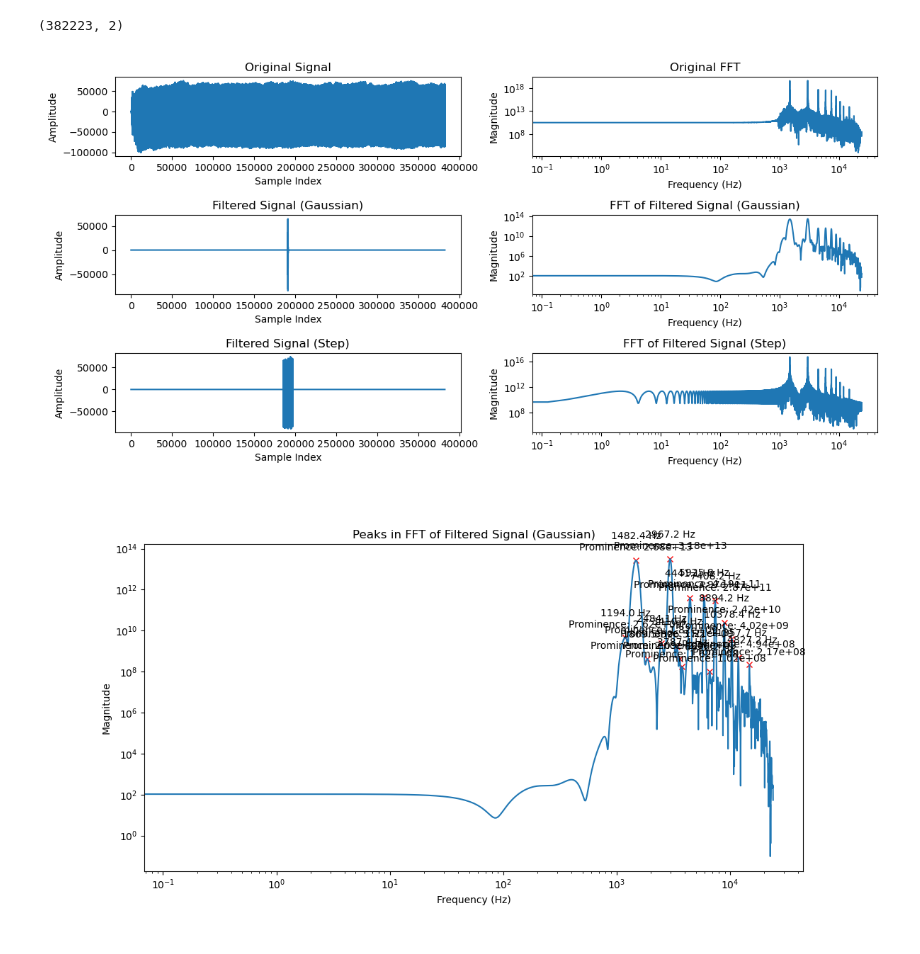
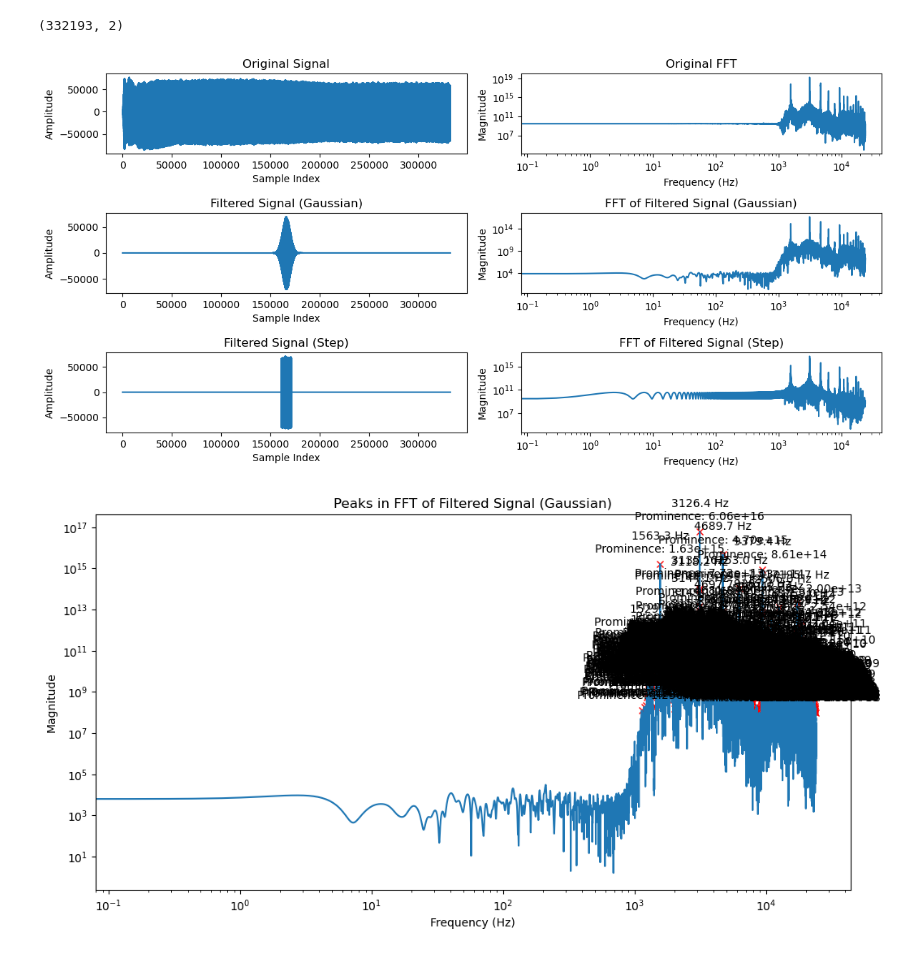
Before and after one commit to Lvetto/lmd_organo, a Jupyter notebook: Organ.ipynb, the cells around one changed output. Drawn from its saved outputs; the diff is of its cells as text; code cells hidden in the pictures.

```diff
--- a/Organ.ipynb
+++ b/Organ.ipynb
@@ -10,25 +10,25 @@ plt.close('all')
 # %%
-note_data = readwav('Data_organ/note_2.wav')
+note_data = readwav('Data_organ/note_1.wav')
 rate, data = note_data
 print(data.shape)
 channel1 = data[:,0]
 channel2 = data[:,1]
 # %% [output]
-(382223, 2)
+(332193, 2)
+# %%
+data = channel1
+
+N = len(data)
+n = np.arange(N)
+
+window_size_gauss_fine = 8000
+window_size_gauss_coarse = round(N*0.6)
+window_size_step = round(N*0.03)
+
+gaussian_window_fine = np.exp(-0.5 * ((n - N/2) / (window_size_gauss_fine/2))**2)
+step_window = np.zeros(N)
+step_window[N // 2 - window_size_step // 2:N // 2 + window_size_step//2] = 1
 # %%
-data = channel1
-
-N = len(data)
-n = np.arange(N)
-
-window_size_gauss_fine = 200#round(N*0.03)
-window_size_gauss_coarse = round(N*0.6)
-window_size_step = round(N*0.03)
-
-gaussian_window_fine = np.exp(-0.5 * ((n - N/2) / (window_size_gauss_fine/2))**2)
-step_window = np.zeros(N)
-step_window[N // 2 - window_size_step // 2:N // 2 + window_size_step//2] = 1
-
 filtered_data_gauss = gaussian_window_fine * data
 filtered_data_step = step_window * data
 
@@ -64,34 +64,34 @@ plt.plot(n, filtered_data_gauss, label='Filtered Signal (Gaussian)')
 plt.title('Filtered Signal (Gaussian)')
 plt.xlabel('Sample Index')
 plt.ylabel('Amplitude')
 
 plt.subplot(3,2,4)
 plt.plot(frequencies_filtered_gauss, np.abs(fft_filtered_data_gauss)**2, label='FFT of Filtered Signal (Gaussian)')
 plt.xscale('log')
 plt.yscale('log')
 plt.title('FFT of Filtered Signal (Gaussian)')
 plt.xlabel('Frequency (Hz)')
 plt.ylabel('Magnitude')
 
 plt.subplot(3,2,5)
 plt.plot(n, filtered_data_step, label='Filtered Signal (Step)')
 plt.title('Filtered Signal (Step)')
 plt.xlabel('Sample Index')
 plt.ylabel('Amplitude')
 
 plt.subplot(3,2,6)
 plt.plot(frequencies_filtered_step, np.abs(fft_filtered_data_step)**2, label='FFT of Filtered Signal (Step)')
 plt.xscale('log')
 plt.yscale('log')
 plt.title('FFT of Filtered Signal (Step)')
 plt.xlabel('Frequency (Hz)')
 plt.ylabel('Magnitude')
 
 
 plt.tight_layout()
 plt.show()
 # %% [output]
-[figure, old version]
+[figure, new version]
 # %%
 plt.figure(figsize=(12, 6))
 
@@ -115,7 +115,7 @@ plt.xlabel('Frequency (Hz)')
 plt.ylabel('Magnitude')
 plt.show()
 # %% [output]
-[figure, old version]
+[figure, new version]
 # %%
 peaks_frequencies = frequencies[peaks]
 peaks_amplitudes = np.abs(fft_filtered_data_gauss)[peaks]
```
Also changed, not shown: parts of 7 cells of this notebook, 1 other file.
